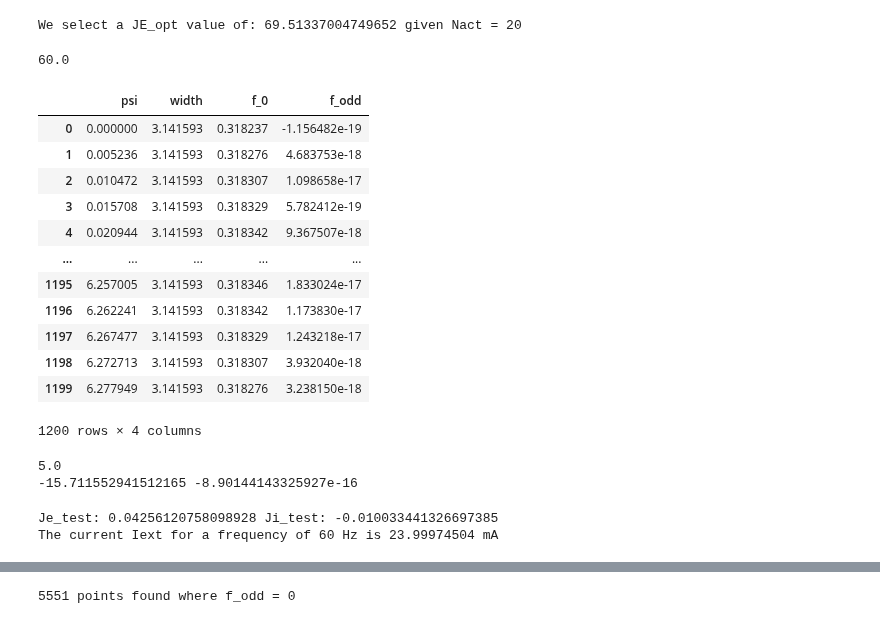
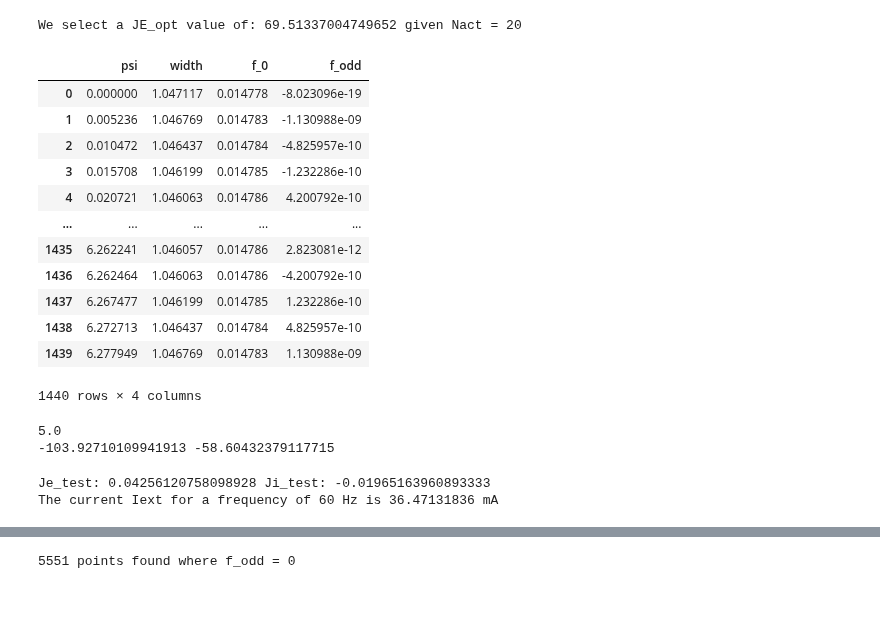
Before and after one commit to BernardMaacaron/JointAttractorNets, a Jupyter notebook: optimizingAlg.ipynb, the cells around one changed output, grey strips where cells are left out. Cells and saved outputs as stored; diff of their text form; code cells hidden in the pictures.

```diff
--- a/optimizingAlg.ipynb
+++ b/optimizingAlg.ipynb
@@ -56,10 +56,6 @@ print("We select a JE_opt value of:", JE_chosen, "given Nact = 20")
 | 18 | 20.0 | 69.513370 |
 | 19 | 21.0 | 60.373548 |
 We select a JE_opt value of: 69.51337004749652 given Nact = 20
-# %%
-print(JE_df[JE_df['JE_opt'] == 4.0]['Nact'].iloc[0])
-# %% [output]
-60.0
 # %%
 # Step 2 Implementation: Basis Functions and Contour Method
 # This implementation is independent of any specific network class
@@ -356,25 +353,25 @@ def find_contour_points(N, f_even_grid, psi_grid, w_grid, je_target, f_0_grid=No
 # %%
 f_0_grid, f_even_grid, f_odd_grid = calculate_basis_functions(psi_grid, w_grid, N)
 
-contour_df = find_contour_points(N, f_even_grid, psi_grid, w_grid, je_target=4.0,
+contour_df = find_contour_points(N, f_even_grid, psi_grid, w_grid, je_target=JE_chosen,
                                  f_0_grid=f_0_grid, f_odd_grid=f_odd_grid,
                                  return_type='dataframe', visualize=False)
 
 display(contour_df)
 # %% [output]
 |  | psi | width | f_0 | f_odd |
-| 0 | 0.000000 | 3.141593 | 0.318237 | -1.156482e-19 |
-| 1 | 0.005236 | 3.141593 | 0.318276 | 4.683753e-18 |
-| 2 | 0.010472 | 3.141593 | 0.318307 | 1.098658e-17 |
-| 3 | 0.015708 | 3.141593 | 0.318329 | 5.782412e-19 |
-| 4 | 0.020944 | 3.141593 | 0.318342 | 9.367507e-18 |
+| 0 | 0.000000 | 1.047117 | 0.014778 | -8.023096e-19 |
+| 1 | 0.005236 | 1.046769 | 0.014783 | -1.130988e-09 |
+| 2 | 0.010472 | 1.046437 | 0.014784 | -4.825957e-10 |
+| 3 | 0.015708 | 1.046199 | 0.014785 | -1.232286e-10 |
+| 4 | 0.020721 | 1.046063 | 0.014786 | 4.200792e-10 |
 | ... | ... | ... | ... | ... |
-| 1195 | 6.257005 | 3.141593 | 0.318346 | 1.833024e-17 |
-| 1196 | 6.262241 | 3.141593 | 0.318342 | 1.173830e-17 |
-| 1197 | 6.267477 | 3.141593 | 0.318329 | 1.243218e-17 |
-| 1198 | 6.272713 | 3.141593 | 0.318307 | 3.932040e-18 |
-| 1199 | 6.277949 | 3.141593 | 0.318276 | 3.238150e-18 |
+| 1435 | 6.262241 | 1.046057 | 0.014786 | 2.823081e-12 |
+| 1436 | 6.262464 | 1.046063 | 0.014786 | -4.200792e-10 |
+| 1437 | 6.267477 | 1.046199 | 0.014785 | 1.232286e-10 |
+| 1438 | 6.272713 | 1.046437 | 0.014784 | 4.825957e-10 |
+| 1439 | 6.277949 | 1.046769 | 0.014783 | 1.130988e-09 |
-1200 rows × 4 columns
+1440 rows × 4 columns
 # %%
 def computeJi(psi_contour, width_contour, je_target, f_0_contour, A, cff, N):
     """
@@ -428,7 +425,7 @@ JI_chosen, JI_UpperBound = computeJi(psi_contour = contour_df['psi'], width_cont
 print(JI_chosen, JI_UpperBound)
 # %% [output]
 5.0
--15.711552941512165 -8.90144143325927e-16
+-103.92710109941913 -58.60432379117715
 # %%
 def freq2current(freq, tau, tau_ref, Vth, Vreset, Vrest):
     T = 1/freq
@@ -444,11 +441,11 @@ Ji_test = freq2current(freq=JI_chosen, tau=10e-3, tau_ref=5e-3, Vth=-48e-3, Vres
 
 print("Je_test:", Je_test,"Ji_test:", Ji_test)
 
-Iext = freq2current(freq=30, tau=10e-3, tau_ref=5e-3, Vth=-48e-3, Vreset=-80e-3, Vrest=-70e-3)
+Iext = freq2current(freq=60, tau=10e-3, tau_ref=5e-3, Vth=-48e-3, Vreset=-80e-3, Vrest=-70e-3)
 print(f"The current Iext for a frequency of 60 Hz is {Iext*amp}")
 # %% [output]
-Je_test: 0.04256120758098928 Ji_test: -0.010033441326697385
-The current Iext for a frequency of 60 Hz is 23.99974504 mA
+Je_test: 0.04256120758098928 Ji_test: -0.01965163960893333
+The current Iext for a frequency of 60 Hz is 36.47131836 mA
 # %%
 print(f"For N={N}, amplitude A={A}, cff={cff},\n"
       f"for a choice of JE={JE_chosen}, the optimal Ji values are: {JI_chosen}")
```
Also changed, not shown: parts of 3 cells of this notebook, 7 other files.
